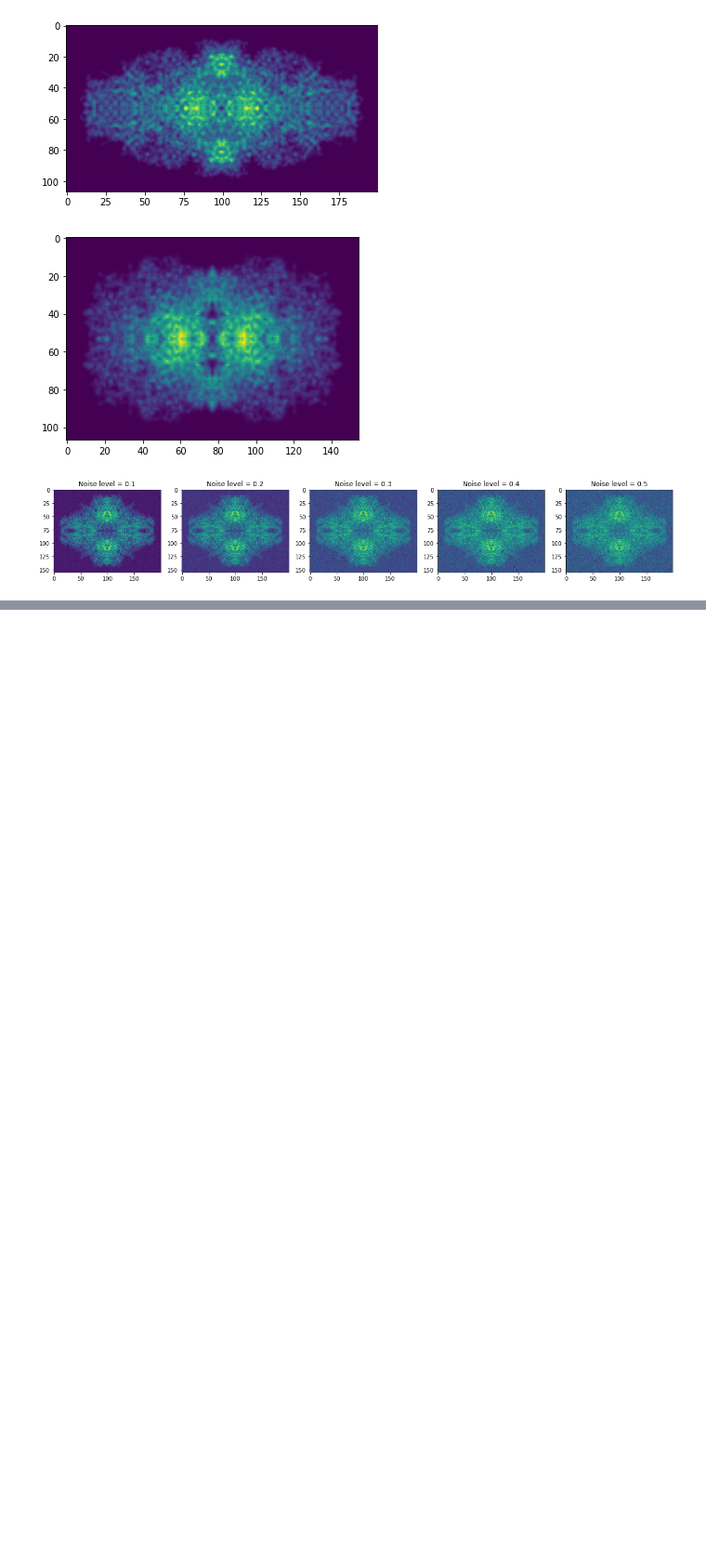
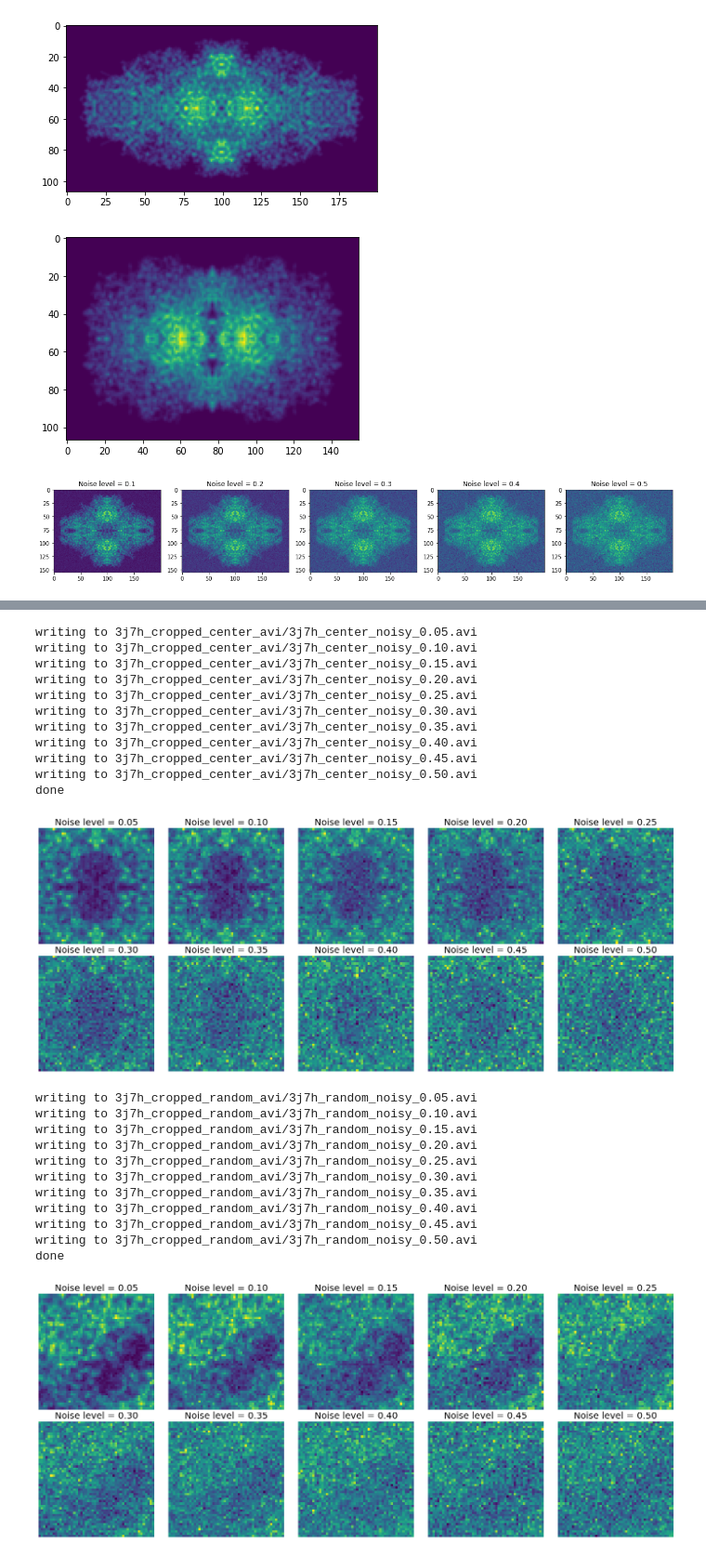
Before and after one commit to UltimateJupiter/RIBM4D, a Jupyter notebook: data/convert_mrc.ipynb, the cells around one changed output, grey strips where cells are left out. Shown at 93% size. Cells and saved outputs as stored; diff of their text form; code cells hidden in the pictures; blank space fills up the shorter version.

```diff
--- a/data/convert_mrc.ipynb
+++ b/data/convert_mrc.ipynb
@@ -104,0 +198,28 @@ for label, file in enumerate(noisy):
+# %%
+save_noisy(frames_cropped_center, folder='3j7h_cropped_center_avi', label='center')
+save_noisy(frames_cropped_random, folder='3j7h_cropped_random_avi', label='random')
+# %% [output]
+writing to 3j7h_cropped_center_avi/3j7h_center_noisy_0.05.avi
+writing to 3j7h_cropped_center_avi/3j7h_center_noisy_0.10.avi
+writing to 3j7h_cropped_center_avi/3j7h_center_noisy_0.15.avi
+writing to 3j7h_cropped_center_avi/3j7h_center_noisy_0.20.avi
+writing to 3j7h_cropped_center_avi/3j7h_center_noisy_0.25.avi
+writing to 3j7h_cropped_center_avi/3j7h_center_noisy_0.30.avi
+writing to 3j7h_cropped_center_avi/3j7h_center_noisy_0.35.avi
+writing to 3j7h_cropped_center_avi/3j7h_center_noisy_0.40.avi
+writing to 3j7h_cropped_center_avi/3j7h_center_noisy_0.45.avi
+writing to 3j7h_cropped_center_avi/3j7h_center_noisy_0.50.avi
+done
+[figure, added]
+writing to 3j7h_cropped_random_avi/3j7h_random_noisy_0.05.avi
+writing to 3j7h_cropped_random_avi/3j7h_random_noisy_0.10.avi
+writing to 3j7h_cropped_random_avi/3j7h_random_noisy_0.15.avi
+writing to 3j7h_cropped_random_avi/3j7h_random_noisy_0.20.avi
+writing to 3j7h_cropped_random_avi/3j7h_random_noisy_0.25.avi
+writing to 3j7h_cropped_random_avi/3j7h_random_noisy_0.30.avi
+writing to 3j7h_cropped_random_avi/3j7h_random_noisy_0.35.avi
+writing to 3j7h_cropped_random_avi/3j7h_random_noisy_0.40.avi
+writing to 3j7h_cropped_random_avi/3j7h_random_noisy_0.45.avi
+writing to 3j7h_cropped_random_avi/3j7h_random_noisy_0.50.avi
+done
+[figure, added]
```
Also changed, not shown: parts of 7 cells of this notebook, 39 other files.
